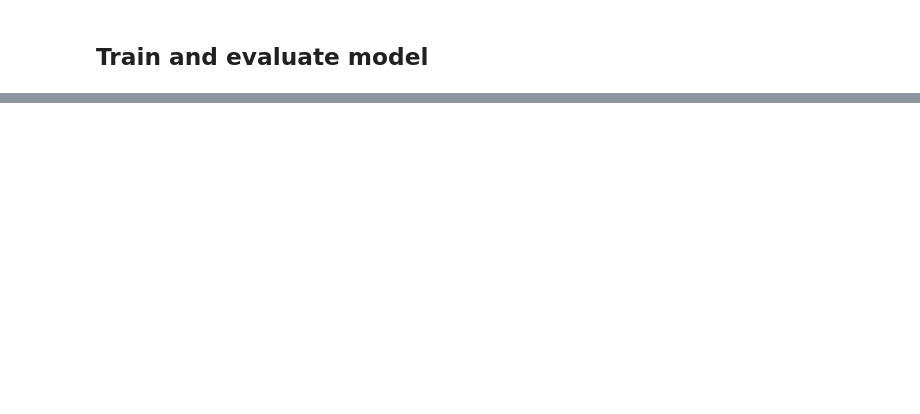
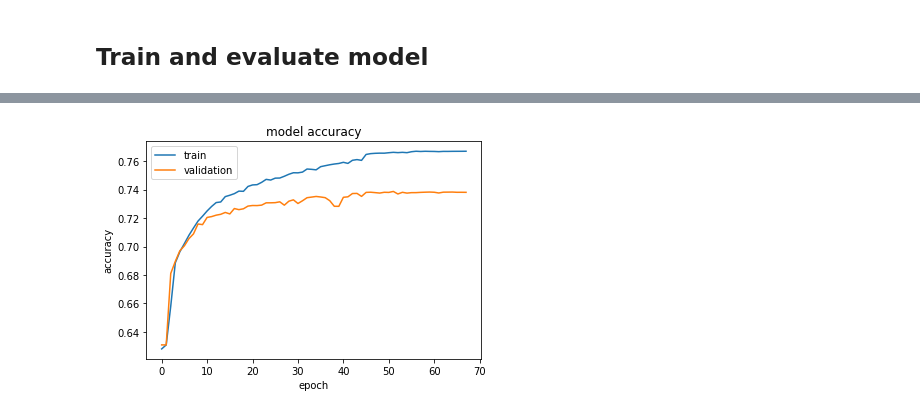
Before and after one commit to elkhand/semantic-question-matching, a Jupyter notebook: Semantic-Question-Matching-Keras.ipynb, the cells around one changed output, grey strips where cells are left out. Cells and saved outputs as stored; diff of their text form; code cells hidden in the pictures; blank space fills up the shorter version.

Commit message:
Working initial model
Former-commit-id: 44ee7c38c3c9578c0d14e73b63e1788a765caff4

```diff
--- a/Semantic-Question-Matching-Keras.ipynb
+++ b/Semantic-Question-Matching-Keras.ipynb
@@ -48,7 +47,9 @@ df.head()
 - test 1%
 # %%
 # First split dataset into train(99%) and test(1%)
-config = du.get_config(train_dataset_path,test_size=0.01)
+test_size = 0.2
+val_size = 0.2
+config = du.get_config(train_dataset_path, test_size=test_size, val_size=val_size)
 trainDataset, testDataset = du.create_train_test_split(config)
 
 print("\n")
@@ -96,2 +130,16 @@ Total time passed:  55.98992872238159
 # %% [markdown]
 ## Train and evaluate model
+# %%
+start = time.time()
+df_train_q1_emb,df_train_q2_emb, df_train_label  = du.load_dataset(trainDataset,w2v,config)
+df_val_q1_emb,df_val_q2_emb, df_val_label  = du.load_dataset(valDataset,w2v, config)
+end = time.time()
+
+print("Total time passed", (end - start))
+print("df_train_q1_emb.shape",df_train_q1_emb.shape)
+print("df_train_q2_emb.shape", df_train_q2_emb.shape)
+print("df_train_label.shape", df_train_label.shape)
+
+print("df_val_q1_emb.shape",df_val_q1_emb.shape)
+print("df_val_q2_emb.shape", df_val_q2_emb.shape)
+print("df_val_label.shape", df_val_label.shape)
@@ -97,0 +154,80 @@ Total time passed:  55.98992872238159
+# %%
+from keras import backend as K
+from keras.callbacks import EarlyStopping
+from keras.callbacks import ModelCheckpoint
+from keras.callbacks import ReduceLROnPlateau
+from keras.layers import Dense
+from keras.layers import GRU, Bidirectional
+from keras.layers.core import Dropout
+from keras.layers.core import Masking
+from keras.layers.normalization import BatchNormalization
+from keras.models import Sequential
+import keras
+from keras.layers import multiply
+
+from keras.layers import Input, Embedding, LSTM, Dense
+from keras.models import Model
+
+
+
+def _build_model(config):
+    input1 = keras.layers.Input(shape=(config["max_seq_len"],config["embedding_dimension"], ), name='q1_in')
+    x1 = LSTM(32, name='LSTM1')(input1)
+    input2 = keras.layers.Input(shape=(config["max_seq_len"],config["embedding_dimension"], ), name='q2_in')
+    x2 = LSTM(32, name='LSTM2')(input2)
+    # Equivalent to subtracted = keras.layers.subtract([x1, x2])
+    subtracted = keras.layers.Subtract()([x1, x2])
+    mult = multiply([x1, x2])
+    dotProduct = keras.layers.dot([x1, x2], axes = -1,  normalize=False)
+    concatenate = keras.layers.concatenate([x1,x2, subtracted, mult, dotProduct], axis=-1)
+    dense1 = Dense(8, activation='relu', name='dense1')(concatenate)
+    dense2 = Dense(8, activation='relu', name='dense2')(dense1)
+    output = Dense(1, activation='sigmoid', name='output')(dense2)
+    model = Model(inputs=[input1, input2], outputs=[output])
+    model.compile(loss='binary_crossentropy', optimizer='adam',
+                  metrics=['accuracy', du.f1, du.recall, du.precision])
+    model.summary()
+    return model
+
+
+def train_model():
+    start = time.time()
+    #df_train_q1_emb,df_train_q2_emb, df_train_label  = du.load_dataset(trainDataset,w2v,config)
+    #df_val_q1_emb,df_val_q2_emb, df_val_label  = du.load_dataset(valDataset,w2v, config)
+    end = time.time()
+    print("Total time passed", (end - start))
+    print("df_train_q1_emb.shape",df_train_q1_emb.shape)
+    print("df_train_q2_emb.shape", df_train_q2_emb.shape)
+    print("df_train_label.shape", df_train_label.shape)
+
+    print("df_val_q1_emb.shape",df_val_q1_emb.shape)
+    print("df_val_q2_emb.shape", df_val_q2_emb.shape)
+    print("df_val_label.shape", df_val_label.shape)
+    model = _build_model(config)
+
+    reduce_lr = ReduceLROnPlateau(#monitor='val_loss',
+                                  #factor=0.2,
+                                  #patience=5,
+                                  #min_lr=0.001,
+                                  verbose=1)
+
+    #filepath="model/adidas-may-29.h5"
+    #checkpoint = ModelCheckpoint(filepath, monitor='val_acc', verbose=0, save_best_only=True, mode='max')
+    early_stopping = EarlyStopping(monitor='val_loss', patience=25)#10
+    callback_list = [reduce_lr, early_stopping] # , early_stopping
+    #config['nb_epochs'] = 10
+    history = model.fit(x=[df_train_q1_emb, df_train_q2_emb],
+                  y=df_train_label,
+                  batch_size=config['batch_size'],
+                  epochs=config['nb_epochs'],
+                  verbose=1,
+                  validation_data = ([df_val_q1_emb,df_val_q2_emb], df_val_label),
+                  callbacks=callback_list)#
+    return history
+
+start = time.time()
+history = train_model()
+end = time.time()
+print("Total time", (end - start))
+du.plot_model_accuracy(history,modelDir="models/", hasF1=True)
+# %% [output]
@@ -97,0 +251 @@ Total time passed:  55.98992872238159
+[figure, added]
```
Also changed, not shown: parts of 10 cells of this notebook, 3 other files.
